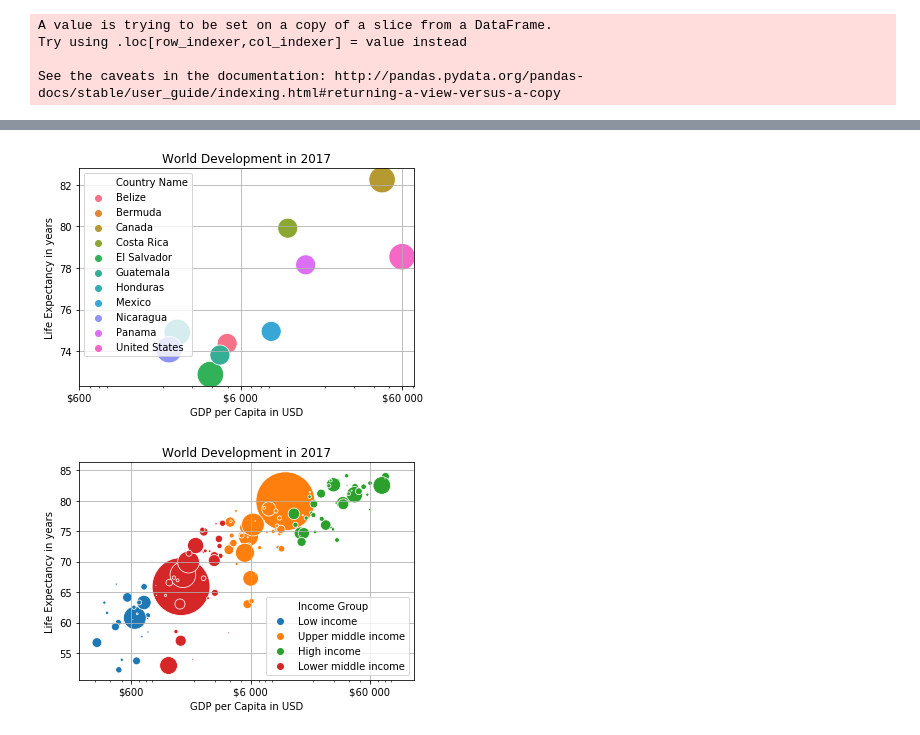
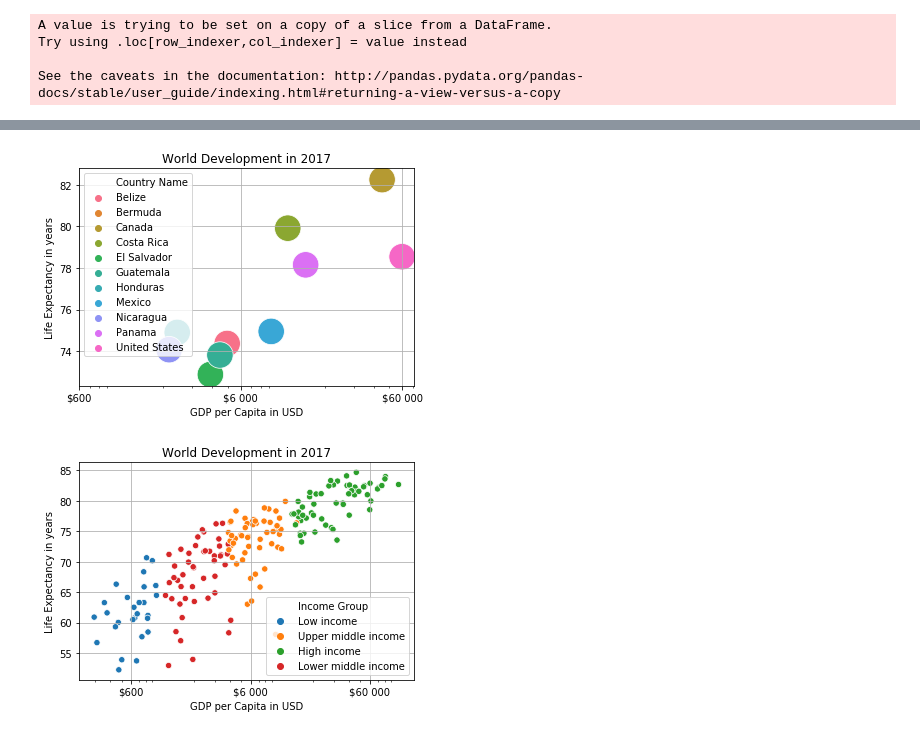
Before and after one commit to Wager95/Hot-Rod-Analysis, a Jupyter notebook: WDIW_sheet.ipynb, the cells around one changed output, grey strips where cells are left out. Cells and saved outputs as stored; diff of their text form; code cells hidden in the pictures.

```diff
--- a/WDIW_sheet.ipynb
+++ b/WDIW_sheet.ipynb
@@ -599,8 +606,7 @@ sns.scatterplot(x       = 'GDP_per_cap',
                 y       = 'Life expectancy at birth, total (years)',
                 data    = wdiw_hr,
                 hue     = 'Country Name' ,
-                s = (400, 700),
-                sizes   = np_pop ,
+                s       =  700,
                 alpha   = 'auto')
 
 plt.xscale('log')
@@ -612,29 +618,29 @@ plt.xticks([600, 6000, 60000], ['$600', '$6 000', '$60 000'])
 plt.grid(True)
 plt.show()
 # %% [output]
-[figure, old version]
+[figure, new version]
 # %%
 pop_1 = wdiw_data['Population, total']
 
 np_pop_1 = np.array(pop_1)
 
-sns.scatterplot(x       = 'GDP_per_cap_all',
-                y       = 'Life expectancy at birth, total (years)',
-                data    =  wdiw_data,
-                hue     = 'Income Group' ,
-                s       = np_pop_1 / 400000,
-                alpha   = 'auto')
+sns.scatterplot(x       ='GDP_per_cap_all',
+                y       ='Life expectancy at birth, total (years)',
+                data    = wdiw_data,
+                hue     ='Income Group' ,
+                s       = 40,
+                alpha   ='auto')
 
 plt.xscale('log')
 plt.xlabel('GDP per Capita in USD')
 plt.ylabel('Life Expectancy in years')
 plt.title('World Development in 2017')
 plt.xticks([600, 6000, 60000], ['$600', '$6 000', '$60 000'])
 
 plt.grid(True)
 plt.show()
 
 # Most people live in middle-income countries, but there are big gaps
 # https://www.gapminder.org/answers/how-does-income-relate-to-life-expectancy/
 # %% [output]
-[figure, old version]
+[figure, new version]
```
Also changed, not shown: parts of 3 cells of this notebook, 1 other file.
